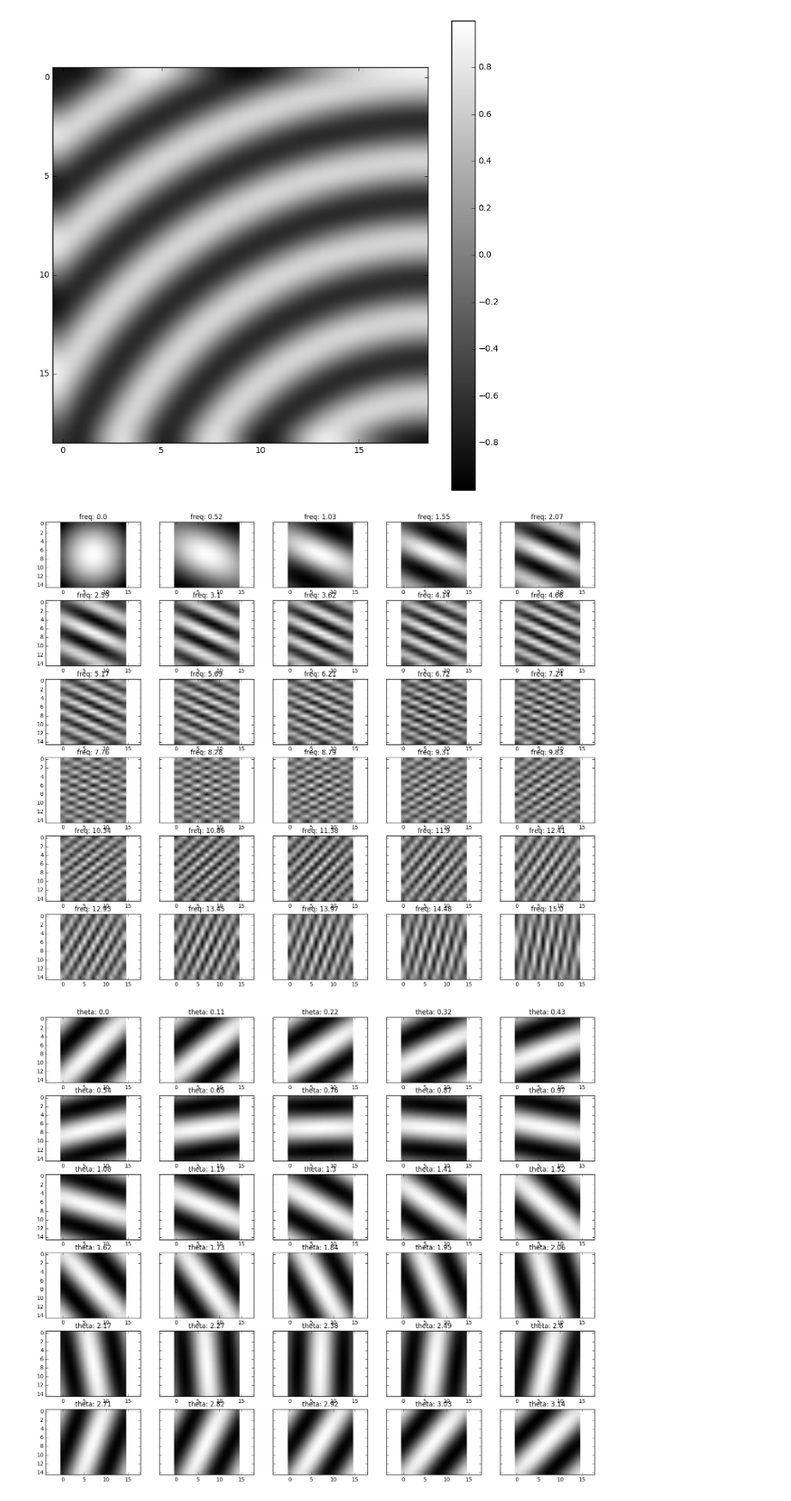
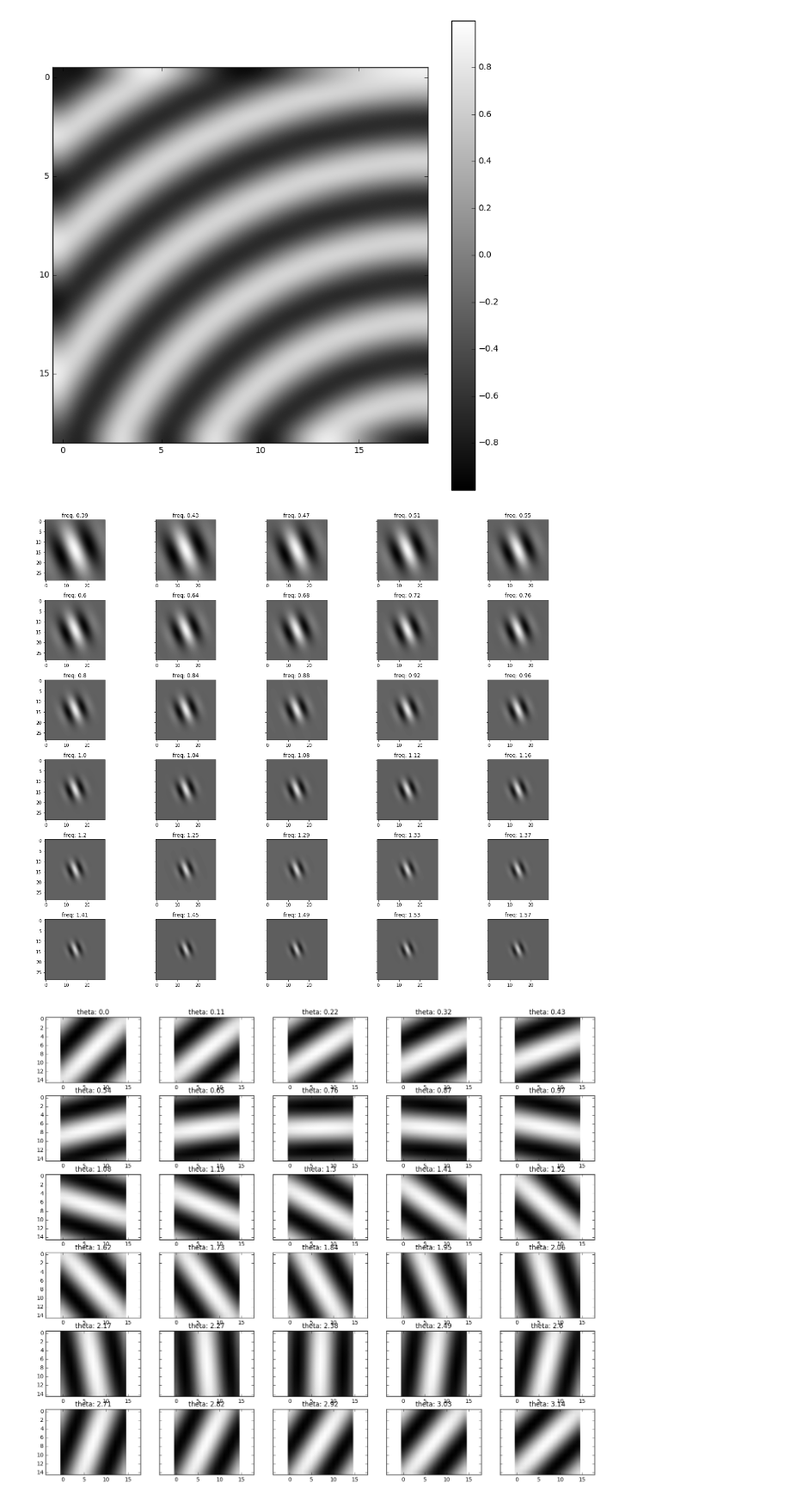
Before and after one commit to iKintosh/GaborNet, a Jupyter notebook: GaborFilter and GaborNet implementation .ipynb, the cells around one changed output. Shown at 86% size. Cells and saved outputs as stored; diff of their text form; code cells hidden in the pictures.

```diff
--- a/GaborFilter and GaborNet implementation .ipynb
+++ b/GaborFilter and GaborNet implementation .ipynb
@@ -69,13 +70,19 @@ def myGaborKernel(size = 9, frequency_x = 1, frequency_y = 1, theta=0, sigma_x=5
 
     x0 = np.ceil(max(size/2, 1))
     y0 = np.ceil(max(size/2, 1))
-    y, x = np.mgrid[-y0+1:y0, -x0+1:x0]/size
+    y, x = np.mgrid[-y0+1:y0, -x0+1:x0]
 
     rotx = x * np.cos(theta) + y * np.sin(theta)
     roty = -x * np.sin(theta) + y * np.cos(theta)
 
-    g = np.zeros(y.shape, dtype=np.complex)
+    g = np.zeros(y.shape)
     g[:] = np.exp(-0.5 * (rotx ** 2 / sigma_x ** 2 + roty ** 2 / sigma_y ** 2))
-    g *= np.exp(1j * (2 * np.pi * (frequency_x * (x * np.cos(theta) + y * np.sin(theta)) )  + psi))
+    g /= 2*3.14*sigma_x*sigma_y
+    g *= np.cos((frequency_x * rotx  + psi))
 
     return g
+# %%
+g = myGaborKernel(frequency_x=0, sigma_x = 8, sigma_y = 8, theta=0, size = 5, psi=0, frequency_y = 2)
+plt.imshow(g, interpolation='bicubic', cmap = 'gray')
+plt.colorbar()
+plt.show()
@@ -134,18 +150,19 @@ plt.show()
 # %%
 fig, axs = plt.subplots(6, 5, figsize=(18, 15), sharey=True)
 row = 0
 col = 0
-for i in np.linspace(0,15,30):
-    gkm = myGaborKernel(frequency_x=i, sigma_x = 0.5, sigma_y = 0.5, theta=2, size = 15, psi=0, frequency_y = 1)
-    axs[row, col].imshow(gkm.real, cmap = 'gray')
+for i in np.linspace(3.14/8,3.14/2,30):
+    gkm = myGaborKernel(frequency_x=i, sigma_x = 3.14/i, sigma_y = 3.14/i, theta=7/8 *3.14, size = 30, psi=0, frequency_y = 0)
+    axs[row, col].imshow(gkm.real, cmap = 'gray', interpolation = 'bicubic')
     axs[row, col].set_title('freq: '+ str(np.round(i,2)))
     col += 1
     if col > 4:
         col = 0
         row += 1
+plt.tight_layout()
 plt.show()
 # %% [output]
-[figure, old version]
+[figure, new version]
 # %%
 fig, axs = plt.subplots(6, 5, figsize=(18, 15), sharey=True)
 row = 0
```
Also changed, not shown: parts of 5 cells of this notebook, 3 other files.
